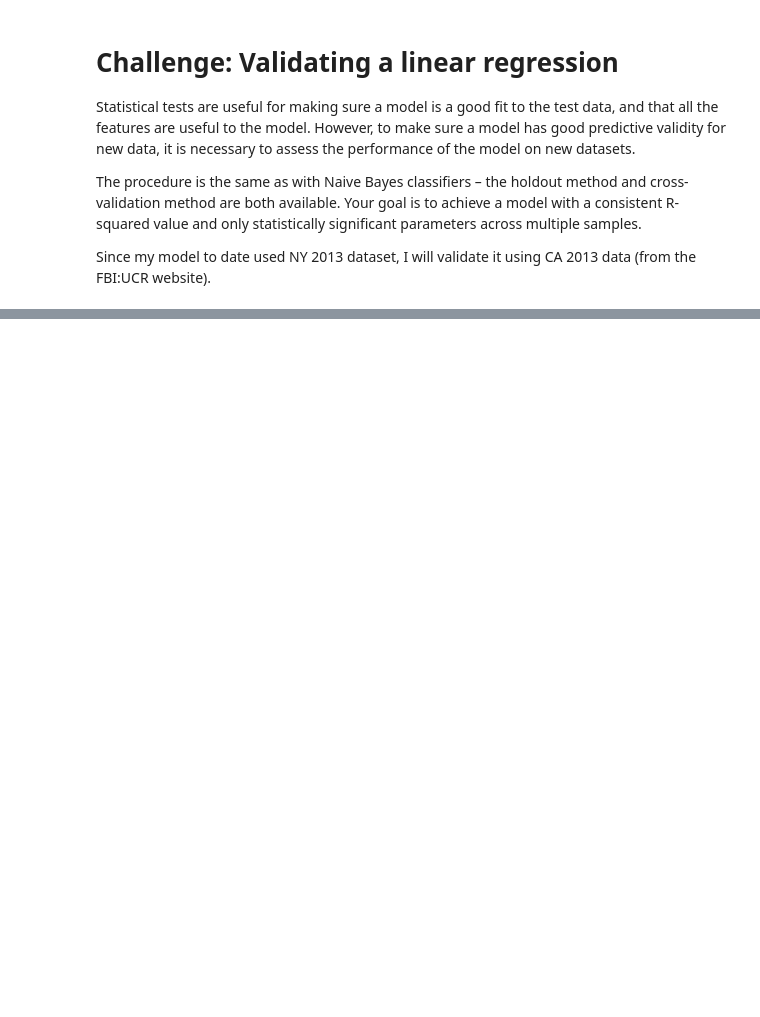
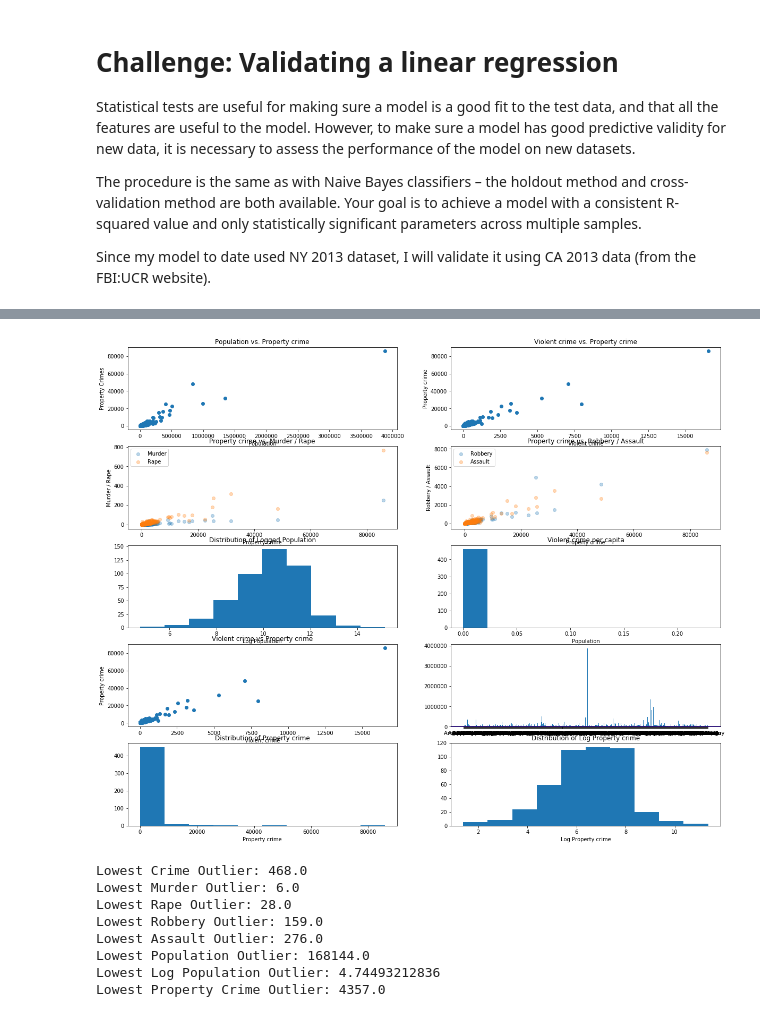
Before and after one commit to esthersweon/thinkful, a Jupyter notebook: main/unit_2/lesson_5_project_2.ipynb, the cells around one changed output, grey strips where cells are left out. Cells and saved outputs as stored; diff of their text form; code cells hidden in the pictures; blank space fills up the shorter version.

```diff
--- a/main/unit_2/lesson_5_project_2.ipynb
+++ b/main/unit_2/lesson_5_project_2.ipynb
@@ -50,3 +28,21 @@ ca_crime_df.head()
 # %%
 %%capture
 %run lesson_4_project_4.ipynb
+# %%
+ca_crime_df = clean_data(ca_crime_df, 'CA')
+
+display_relevant_plots(ca_crime_df)
+
+ca_outliers = display_boxplots(ca_crime_df, True)
+new_ca_df_without_outliers = ca_crime_df[(ca_crime_df['Population'] < ca_outliers['pop']) & (ca_crime_df['Violent crime'] < ca_outliers['violent_crime']) & (ca_crime_df['Property crime'] < ca_outliers['property_crime']) & (ca_crime_df['Murder'] < ca_outliers['murder']) & (ca_crime_df['Rape'] < ca_outliers['rape']) & (ca_crime_df['Robbery'] < ca_outliers['robbery']) & (ca_crime_df['Assault'] < ca_outliers['assault'])]
+display_boxplots(new_ca_df_without_outliers, False)
+# %% [output]
+[figure, added]
+Lowest Crime Outlier: 468.0
+Lowest Murder Outlier: 6.0
+Lowest Rape Outlier: 28.0
+Lowest Robbery Outlier: 159.0
+Lowest Assault Outlier: 276.0
+Lowest Population Outlier: 168144.0
+Lowest Log Population Outlier: 4.74493212836
+Lowest Property Crime Outlier: 4357.0
```
Also changed, not shown: parts of 10 cells of this notebook, 1 other file.
